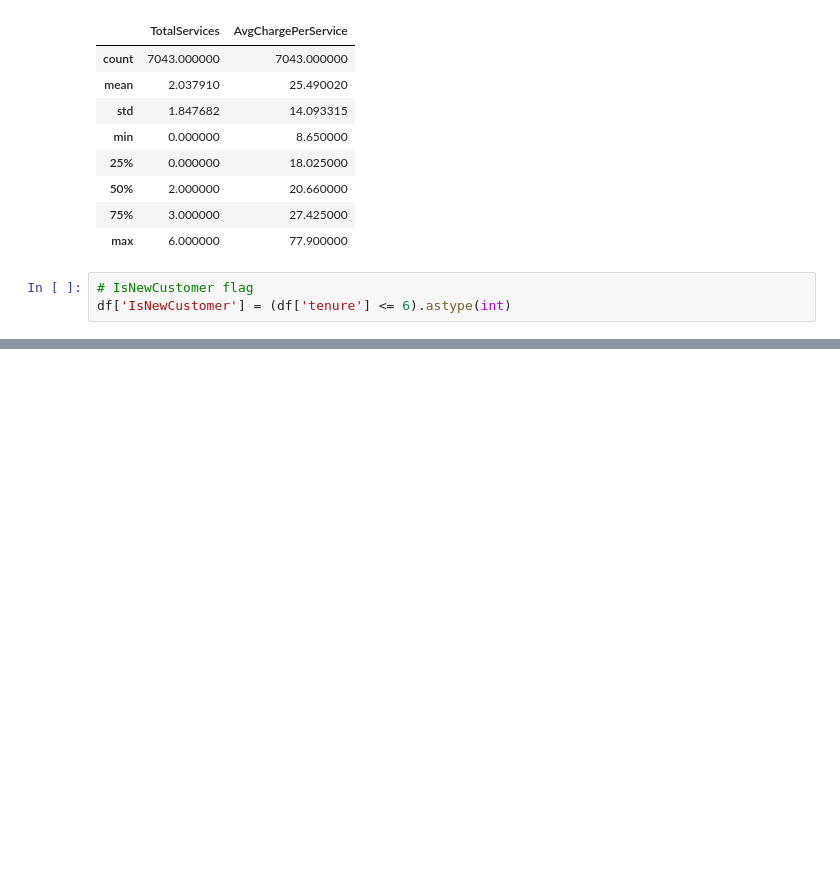
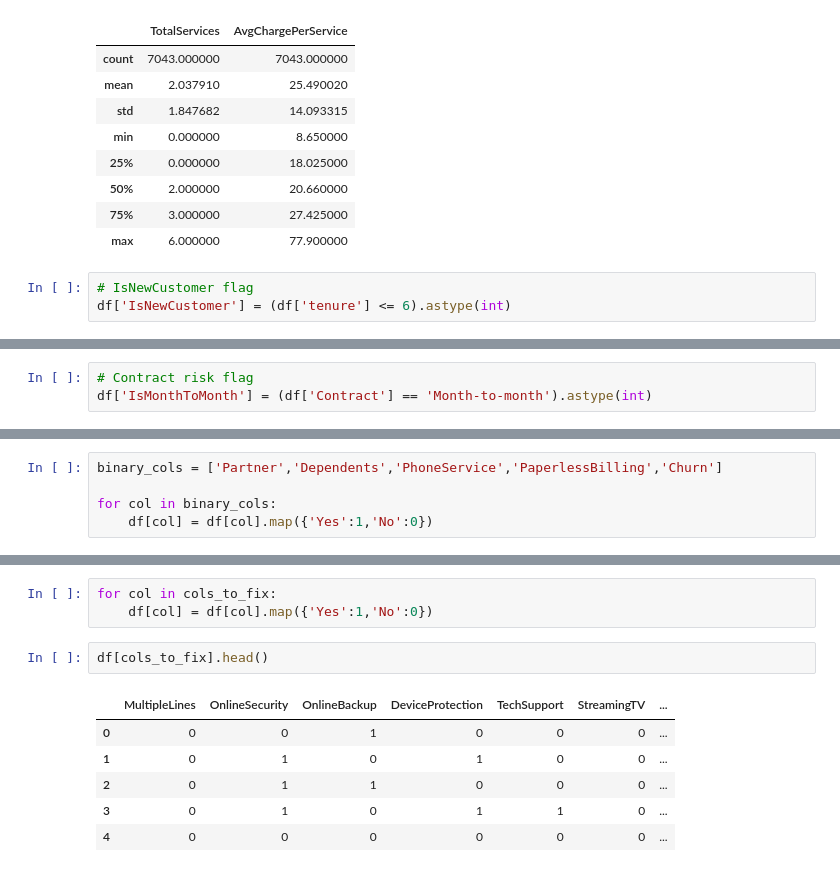
Before and after one commit to nb-acharya/customer_churn_prediction, a Jupyter notebook: notebooks/02_feature_engineering.ipynb, the cells around one changed output, grey strips where cells are left out. Saved outputs shown, nothing was run; the diff lists cells and outputs as text; blank space fills up the shorter version.

```diff
--- a/notebooks/02_feature_engineering.ipynb
+++ b/notebooks/02_feature_engineering.ipynb
@@ -78,0 +80,3 @@ df['IsNewCustomer'] = (df['tenure'] <= 6).astype(int)
+# %%
+# Contract risk flag
+df['IsMonthToMonth'] = (df['Contract'] == 'Month-to-month').astype(int)
@@ -78,0 +90,5 @@ df['IsNewCustomer'] = (df['tenure'] <= 6).astype(int)
+# %%
+binary_cols = ['Partner','Dependents','PhoneService','PaperlessBilling','Churn']
+
+for col in binary_cols:
+    df[col] = df[col].map({'Yes':1,'No':0})
@@ -78,0 +109,12 @@ df['IsNewCustomer'] = (df['tenure'] <= 6).astype(int)
+# %%
+for col in cols_to_fix:
+    df[col] = df[col].map({'Yes':1,'No':0})
+# %%
+df[cols_to_fix].head()
+# %% [output]
+|  | MultipleLines | OnlineSecurity | OnlineBackup | DeviceProtection | TechSupport | StreamingTV | ... |
+| 0 | 0 | 0 | 1 | 0 | 0 | 0 | ... |
+| 1 | 0 | 1 | 0 | 1 | 0 | 0 | ... |
+| 2 | 0 | 1 | 1 | 0 | 0 | 0 | ... |
+| 3 | 0 | 1 | 0 | 1 | 1 | 0 | ... |
+| 4 | 0 | 0 | 0 | 0 | 0 | 0 | ... |
```
Also changed, not shown: parts of 13 cells of this notebook, 1 other file.
